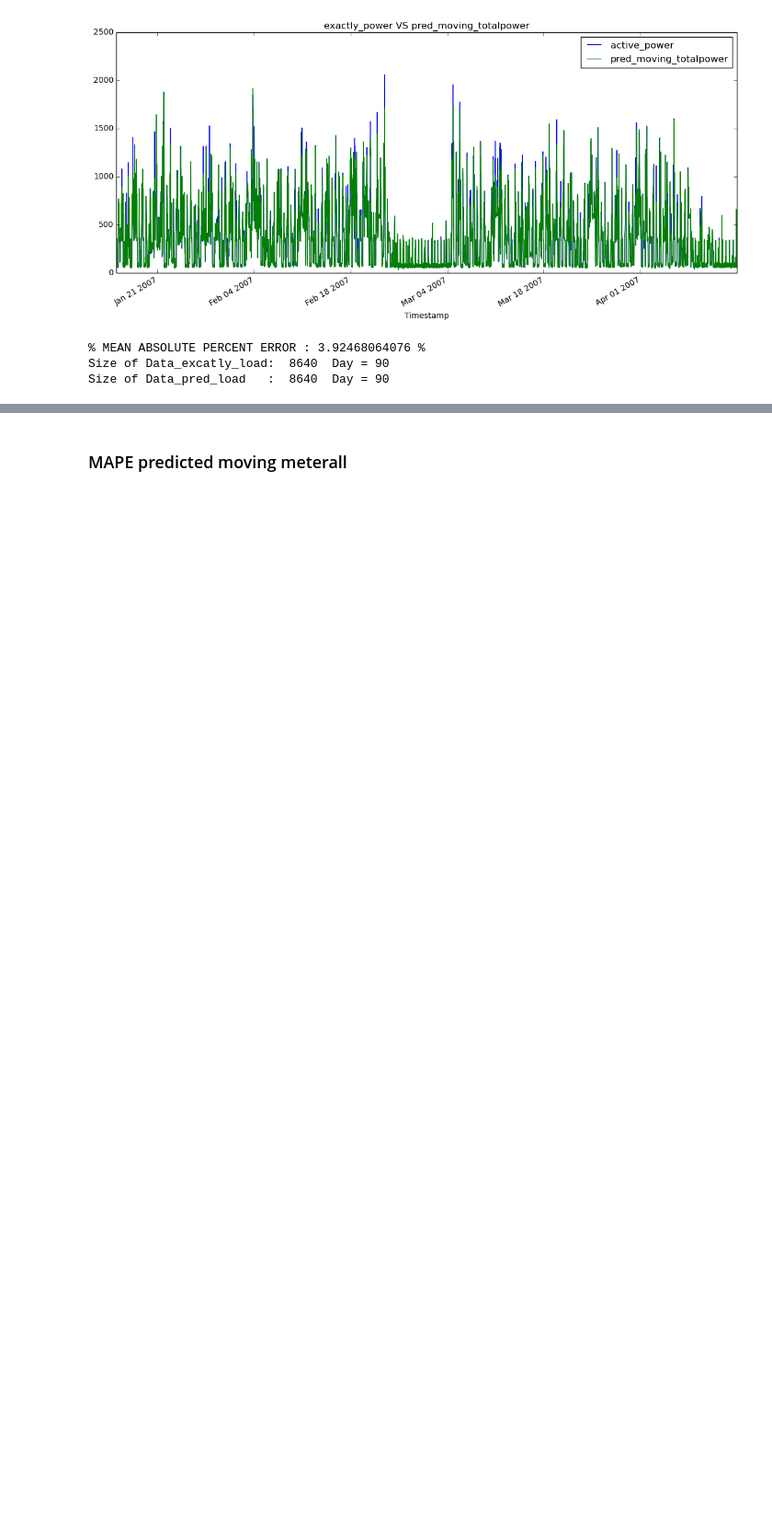
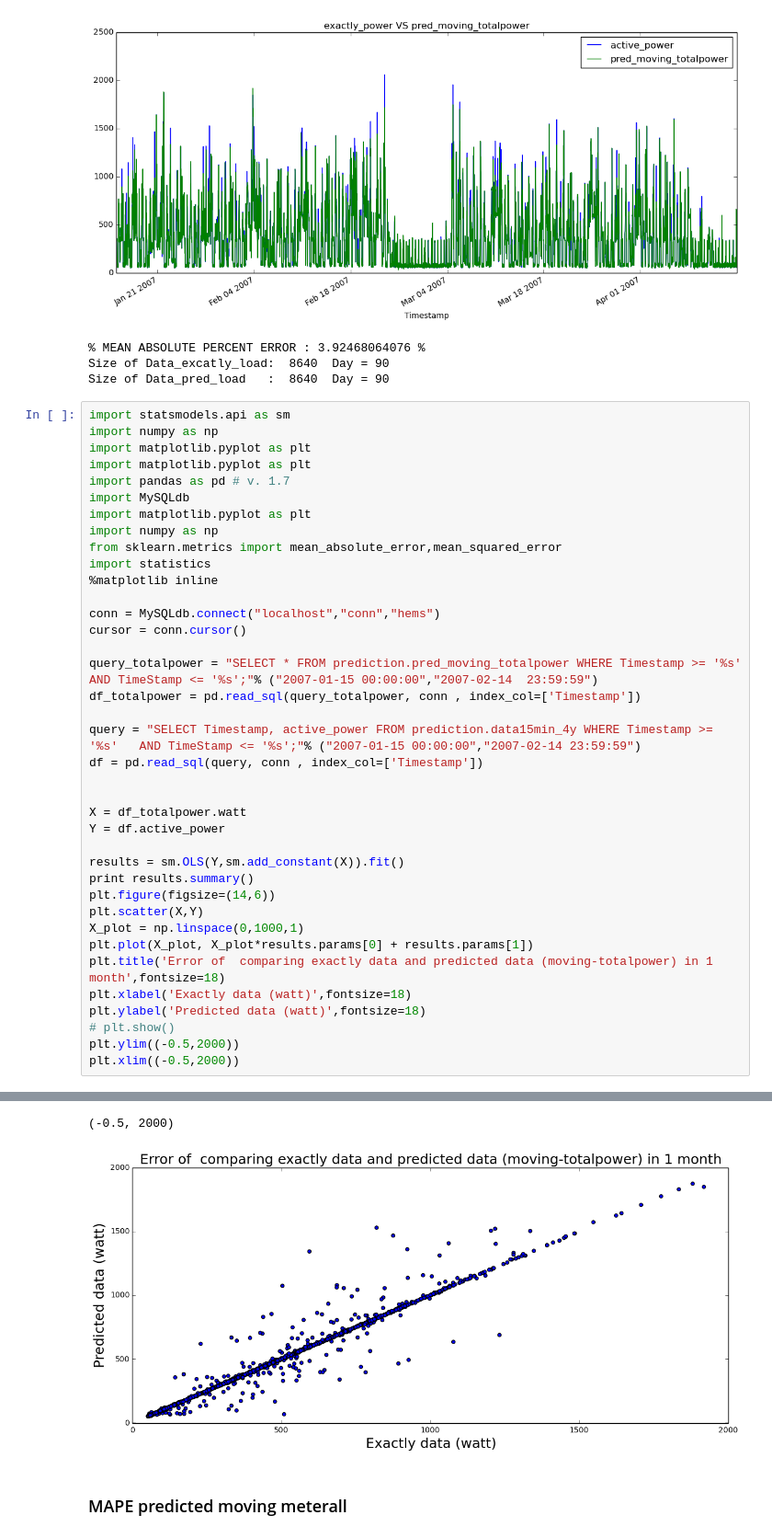
Before and after one commit to Pepownsn/lab, a Jupyter notebook: criterion2/MAPE.ipynb, the cells around one changed output, grey strips where cells are left out. Shown at 92% size. Cells and saved outputs as stored; diff of their text form; blank space fills up the shorter version.

```diff
--- a/criterion2/MAPE.ipynb
+++ b/criterion2/MAPE.ipynb
@@ -52,3 +52,42 @@ print "Size of Data_pred_load   : ", len(df_totalpower) , " Day =", len(df_total
 % MEAN ABSOLUTE PERCENT ERROR : 3.92468064076 %
 Size of Data_excatly_load:  8640  Day = 90
 Size of Data_pred_load   :  8640  Day = 90
+# %%
+import statsmodels.api as sm
+import numpy as np
+import matplotlib.pyplot as plt
+import matplotlib.pyplot as plt
+import pandas as pd # v. 1.7
+import MySQLdb
+import matplotlib.pyplot as plt
+import numpy as np
+from sklearn.metrics import mean_absolute_error,mean_squared_error
+import statistics
+%matplotlib inline
+
+conn = MySQLdb.connect("localhost","conn","hems")
+cursor = conn.cursor()
+
+query_totalpower = "SELECT * FROM prediction.pred_moving_totalpower WHERE Timestamp >= '%s'   AND TimeStamp <= '%s';"% ("2007-01-15 00:00:00","2007-02-14  23:59:59")
+df_totalpower = pd.read_sql(query_totalpower, conn , index_col=['Timestamp'])
+
+query = "SELECT Timestamp, active_power FROM prediction.data15min_4y WHERE Timestamp >= '%s'   AND TimeStamp <= '%s';"% ("2007-01-15 00:00:00","2007-02-14 23:59:59")
+df = pd.read_sql(query, conn , index_col=['Timestamp'])
+
+
+X = df_totalpower.watt
+Y = df.active_power
+
+results = sm.OLS(Y,sm.add_constant(X)).fit()
+print results.summary()
+plt.figure(figsize=(14,6))
+plt.scatter(X,Y)
+X_plot = np.linspace(0,1000,1)
+plt.plot(X_plot, X_plot*results.params[0] + results.params[1])
+plt.title('Error of  comparing exactly data and predicted data (moving-totalpower) in 1 month',fontsize=18)
+plt.xlabel('Exactly data (watt)',fontsize=18)
+plt.ylabel('Predicted data (watt)',fontsize=18)
+# plt.show()
+plt.ylim((-0.5,2000))
+plt.xlim((-0.5,2000))
+# %% [output]
@@ -55,3 +111,5 @@ Size of Data_pred_load   :  8640  Day = 90
+(-0.5, 2000)
+[figure, added]
 # %% [markdown]
 ### MAPE predicted moving meterall
 # %%
```
Also changed, not shown: parts of 5 cells of this notebook, 3 other files.
